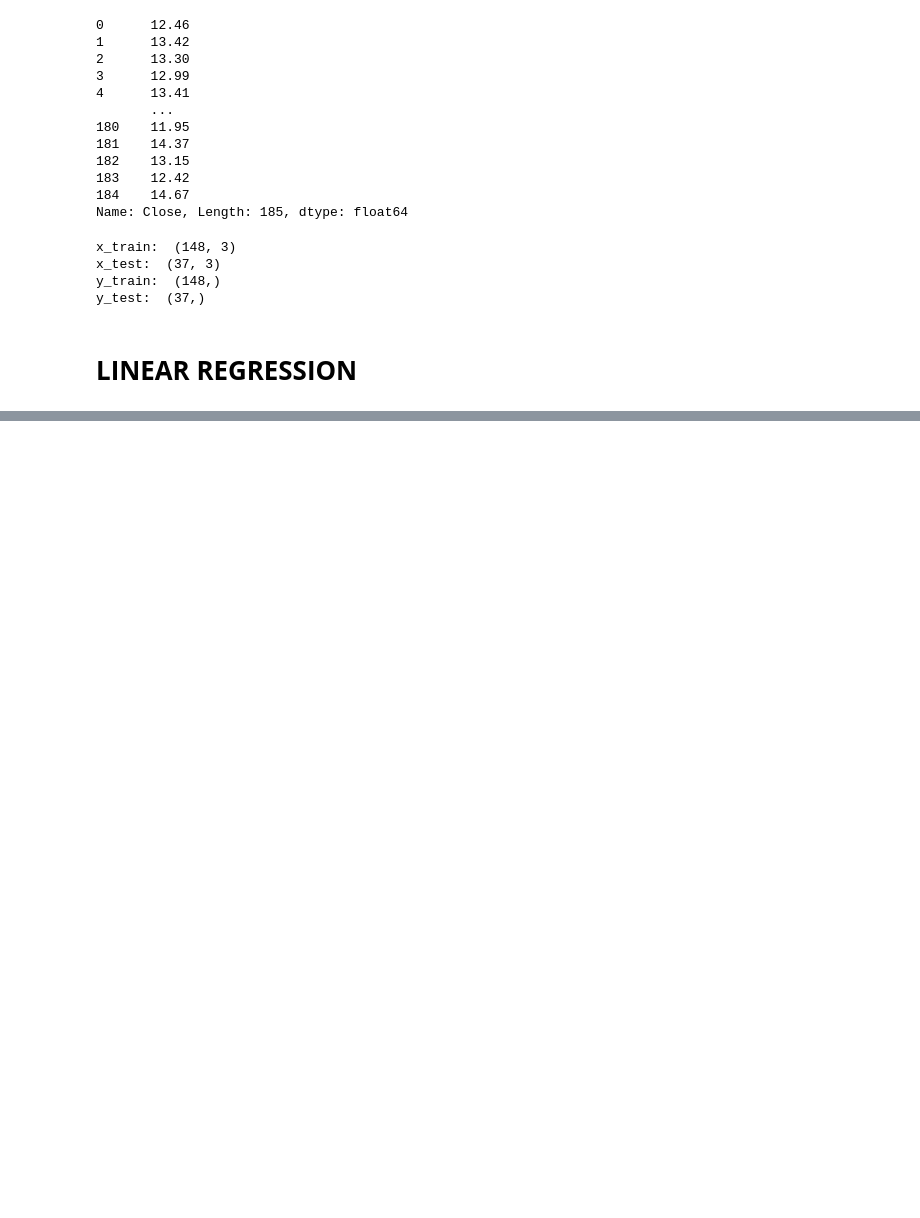
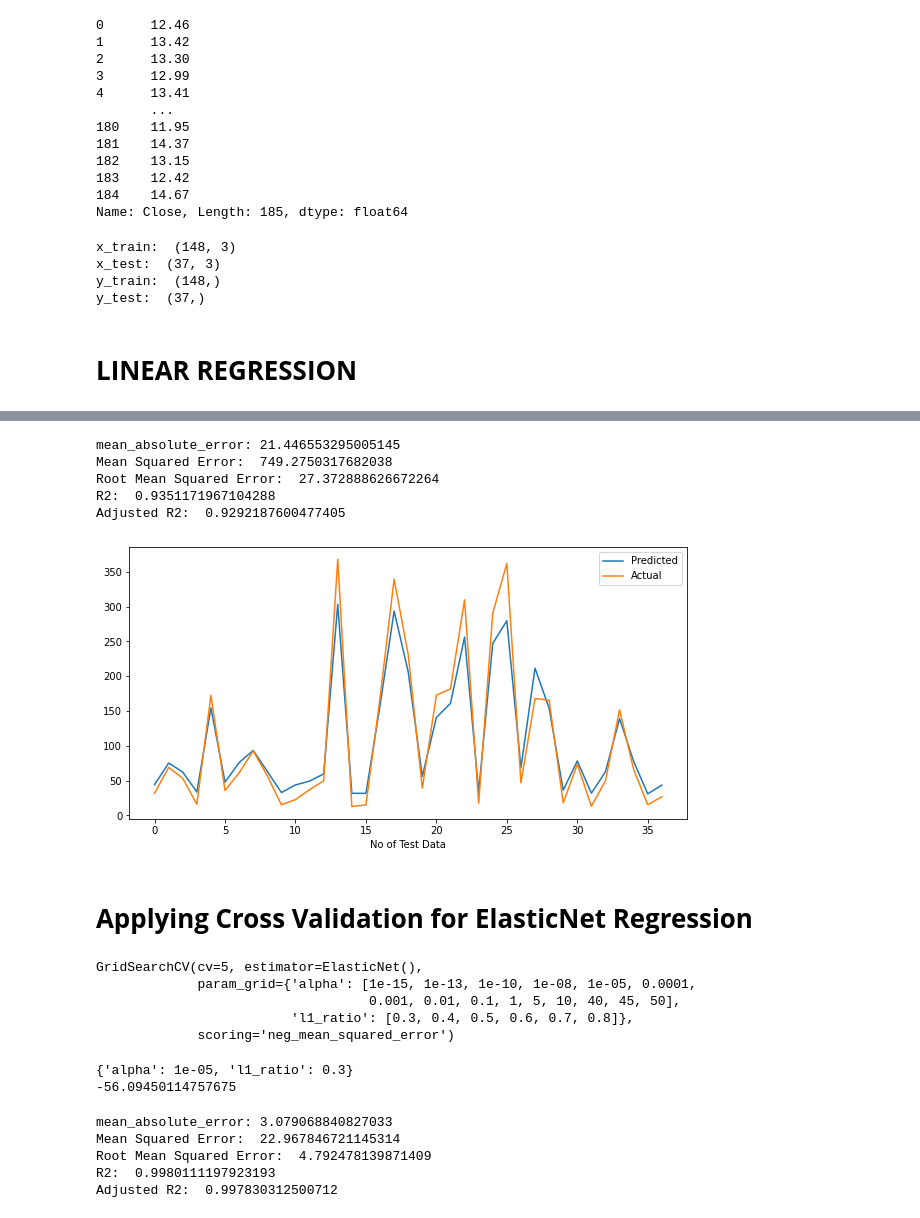
Before and after one commit to Tanjul5/Yes-Bank-Stock-Closing-Price-Prediction, a Jupyter notebook: YES_BANK_STOCK_CLOSING_PRICE_PREDICTION.ipynb, the cells around one changed output, grey strips where cells are left out. Saved outputs shown, nothing was run; the diff lists cells and outputs as text; code cells hidden in the pictures; blank space fills up the shorter version.

```diff
--- a/YES_BANK_STOCK_CLOSING_PRICE_PREDICTION.ipynb
+++ b/YES_BANK_STOCK_CLOSING_PRICE_PREDICTION.ipynb
@@ -290,0 +526,3 @@ y_test:  (37,)
+# %%
+from sklearn.linear_model import ElasticNet
+elasticnet = ElasticNet(alpha=0.1, l1_ratio=0.5)
@@ -290,0 +545,48 @@ y_test:  (37,)
+# %%
+y_pred_el= elasticnet.predict(x_test)
+# %%
+MAE = mean_absolute_error(y_test,y_pred_el)
+print('mean_absolute_error:',MAE)
+MSE = mean_squared_error(y_test,y_pred_el)
+print("Mean Squared Error: ",MSE)
+RMSE = np.sqrt(MSE)
+print("Root Mean Squared Error: ",RMSE)
+r2 = r2_score(y_test,y_pred_el)
+print("R2: ",r2)
+adjusted_r2 = 1-(1-r2_score(y_test,y_pred_el))*(x_test.shape[0]-1)/((x_test.shape[0]-x_test.shape[1]-1))
+print("Adjusted R2: ",adjusted_r2)
+# %% [output]
+mean_absolute_error: 21.446553295005145
+Mean Squared Error:  749.2750317682038
+Root Mean Squared Error:  27.372888626672264
+R2:  0.9351171967104288
+Adjusted R2:  0.9292187600477405
+# %%
+#actual-predicted values plot
+plt.figure(figsize=(10,5))
+plt.plot(y_pred_el)
+plt.plot(np.array(y_test))
+plt.legend(["Predicted","Actual"])
+plt.xlabel('No of Test Data')
+plt.show()
+# %% [output]
+[figure, added]
+# %% [markdown]
+# **Applying Cross Validation for ElasticNet Regression**
+# %%
+elastic = ElasticNet()
+parameters = {'alpha': [1e-15,1e-13,1e-10,1e-8,1e-5,1e-4,1e-3,1e-2,1e-1,1,5,10,40,45,50],'l1_ratio':[0.3,0.4,0.5,0.6,0.7,0.8]}
+elastic_regressor = GridSearchCV(elastic, parameters, scoring='neg_mean_squared_error',cv=5)
+elastic_regressor.fit(x_train, y_train)
+# %% [output]
+GridSearchCV(cv=5, estimator=ElasticNet(),
+             param_grid={'alpha': [1e-15, 1e-13, 1e-10, 1e-08, 1e-05, 0.0001,
+                                   0.001, 0.01, 0.1, 1, 5, 10, 40, 45, 50],
+                         'l1_ratio': [0.3, 0.4, 0.5, 0.6, 0.7, 0.8]},
+             scoring='neg_mean_squared_error')
+# %%
+print(elastic_regressor.best_params_)
+print(elastic_regressor.best_score_)
+# %% [output]
+{'alpha': 1e-05, 'l1_ratio': 0.3}
+-56.09450114757675
@@ -290,0 +595,18 @@ y_test:  (37,)
+# %%
+#evaluation_metrics
+MAE = mean_absolute_error(y_test,y_pred_elastic)
+print('mean_absolute_error:',MAE)
+MSE = mean_squared_error(y_test,y_pred_elastic)
+print("Mean Squared Error: ",MSE)
+RMSE = np.sqrt(MSE)
+print("Root Mean Squared Error: ",RMSE)
+r2 = r2_score(y_test,y_pred_elastic)
+print("R2: ",r2)
+adjusted_r2 = 1-(1-r2_score(y_test,y_pred_elastic))*(x_test.shape[0]-1)/((x_test.shape[0]-x_test.shape[1]-1))
+print("Adjusted R2: ",adjusted_r2)
+# %% [output]
+mean_absolute_error: 3.079068840827033
+Mean Squared Error:  22.967846721145314
+Root Mean Squared Error:  4.792478139871409
+R2:  0.9980111197923193
+Adjusted R2:  0.997830312500712
```
Also changed, not shown: parts of 52 cells of this notebook.
